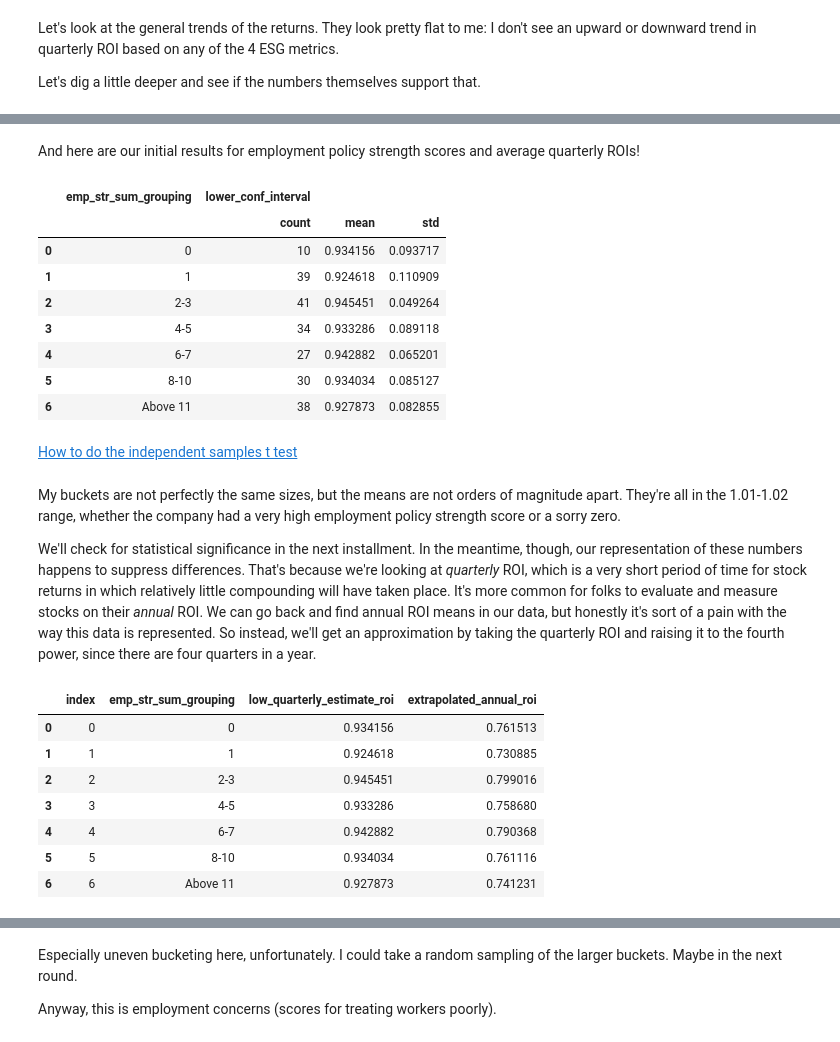
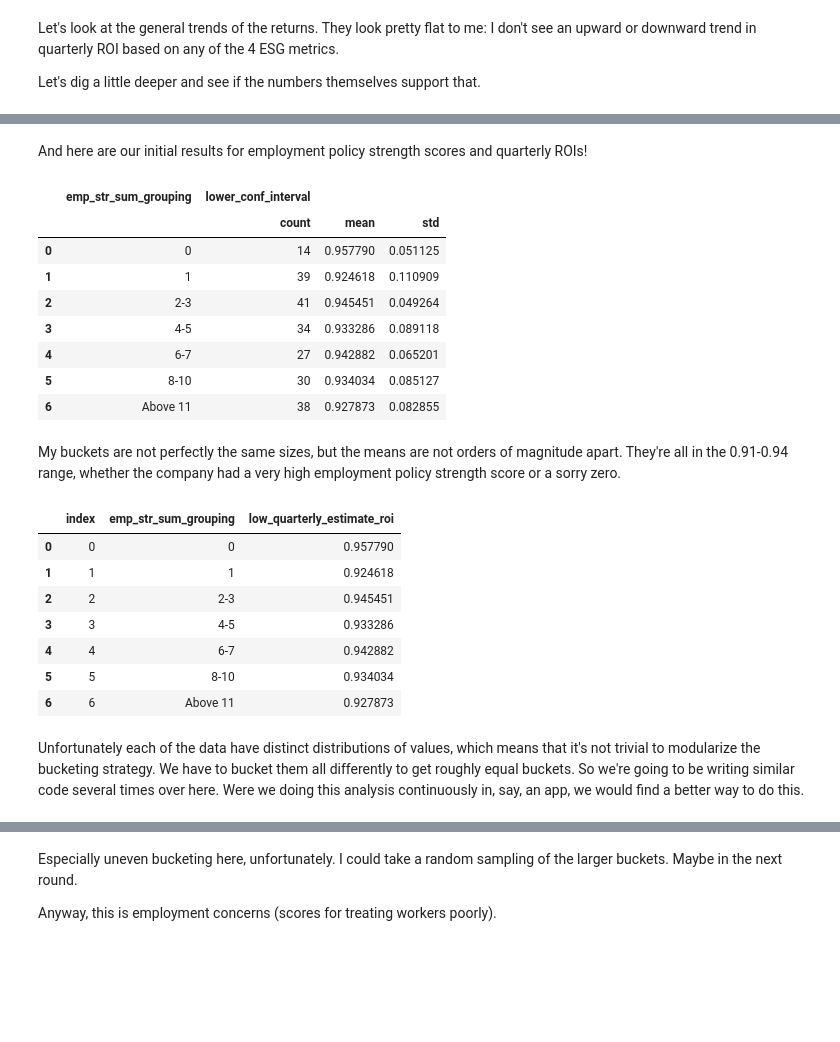
Before and after one commit to chelseatroy/fund_scale, a Jupyter notebook: data_explo/Exploring S&P Ethical Index Data.ipynb, the cells around one changed output, grey strips where cells are left out. Saved outputs shown, nothing was run; the diff lists cells and outputs as text; code cells hidden in the pictures; blank space fills up the shorter version.

```diff
--- a/data_explo/Exploring S&P Ethical Index Data.ipynb
+++ b/data_explo/Exploring S&P Ethical Index Data.ipynb
@@ -298,4 +349 @@ ax4.scatter(x=all_data['ENV-con-sum'], y=all_data['lower_conf_interval'])
 [figure]
-# %%
-without_outliers = all_data.sort_values('avg_quarterly_roi', ascending=False).iloc[5:-5, :]
-all_data = without_outliers
@@ -305,0 +374,2 @@ Plot again, without outliers:
+# %%
+all_data['lower_conf_interval'] = all_data['lower_conf_interval'].clip_lower(0)
@@ -356,41 +452,38 @@ emp_str_sum.head()
 5 rows × 71 columns
 # %% [markdown]
-And here are our initial results for employment policy strength scores and average quarterly ROIs!
+And here are our initial results for employment policy strength scores and quarterly ROIs!
 # %%
 emp_str_sum_groupby = emp_str_sum.groupby(['emp_str_sum_grouping']).agg({'lower_conf_interval': ['count','mean','std']}).reset_index()
 emp_str_sum_groupby.sort_values('emp_str_sum_grouping')
 # %% [output]
 |  | emp_str_sum_grouping | lower_conf_interval |  |  |
 |  |  | count | mean | std |
-| 0 | 0 | 10 | 0.934156 | 0.093717 |
+| 0 | 0 | 14 | 0.957790 | 0.051125 |
 | 1 | 1 | 39 | 0.924618 | 0.110909 |
 | 2 | 2-3 | 41 | 0.945451 | 0.049264 |
 | 3 | 4-5 | 34 | 0.933286 | 0.089118 |
 | 4 | 6-7 | 27 | 0.942882 | 0.065201 |
 | 5 | 8-10 | 30 | 0.934034 | 0.085127 |
 | 6 | Above 11 | 38 | 0.927873 | 0.082855 |
-# %% [markdown]
-[How to do the independent samples t test](https://www.youtube.com/watch?v=jyoO4i8yUag)
-# %% [markdown]
-My buckets are not perfectly the same sizes, but the means are not orders of magnitude apart. They're all in the 1.01-1.02 range, whether the company had a very high employment policy strength score or a sorry zero.
-
-We'll check for statistical significance in the next installment. In the meantime, though, our representation of these numbers happens to suppress differences. That's because we're looking at _quarterly_ ROI, which is a very short period of time for stock returns in which relatively little compounding will have taken place. It's more common for folks to evaluate and measure stocks on their _annual_ ROI. We can go back and find annual ROI means in our data, but honestly it's sort of a pain with the way this data is represented. So instead, we'll get an approximation by taking the quarterly ROI and raising it to the fourth power, since there are four quarters in a year.
+# %% [markdown]
+My buckets are not perfectly the same sizes, but the means are not orders of magnitude apart. They're all in the 0.91-0.94 range, whether the company had a very high employment policy strength score or a sorry zero.
 # %%
 emp_str = emp_str_sum_groupby['emp_str_sum_grouping']
 qtrly_roi = emp_str_sum_groupby['lower_conf_interval']['mean']
-emp_str_ann_roi = emp_str_sum_groupby['lower_conf_interval']['mean']**4
-annual_view = pd.concat([emp_str, qtrly_roi, emp_str_ann_roi], axis=1).reset_index()
-annual_view.columns = ['index','emp_str_sum_grouping', 'low_quarterly_estimate_roi', 'extrapolated_annual_roi']
+annual_view = pd.concat([emp_str, qtrly_roi], axis=1).reset_index()
+annual_view.columns = ['index','emp_str_sum_grouping', 'low_quarterly_estimate_roi']
 annual_view
 # %% [output]
-|  | index | emp_str_sum_grouping | low_quarterly_estimate_roi | extrapolated_annual_roi |
-| 0 | 0 | 0 | 0.934156 | 0.761513 |
-| 1 | 1 | 1 | 0.924618 | 0.730885 |
-| 2 | 2 | 2-3 | 0.945451 | 0.799016 |
-| 3 | 3 | 4-5 | 0.933286 | 0.758680 |
-| 4 | 4 | 6-7 | 0.942882 | 0.790368 |
-| 5 | 5 | 8-10 | 0.934034 | 0.761116 |
-| 6 | 6 | Above 11 | 0.927873 | 0.741231 |
+|  | index | emp_str_sum_grouping | low_quarterly_estimate_roi |
+| 0 | 0 | 0 | 0.957790 |
+| 1 | 1 | 1 | 0.924618 |
+| 2 | 2 | 2-3 | 0.945451 |
+| 3 | 3 | 4-5 | 0.933286 |
+| 4 | 4 | 6-7 | 0.942882 |
+| 5 | 5 | 8-10 | 0.934034 |
+| 6 | 6 | Above 11 | 0.927873 |
+# %% [markdown]
+Unfortunately each of the data have distinct distributions of values, which means that it's not trivial to modularize the bucketing strategy. We have to bucket them all differently to get roughly equal buckets. So we're going to be writing similar code several times over here. Were we doing this analysis continuously in, say, an app, we would find a better way to do this.
 # %%
 esg_sum_zero = all_data[all_data['EMP-con-sum'] == 0.0]
 eighteen_examples = esg_sum_zero.sample(18)
```
Also changed, not shown: parts of 54 cells of this notebook.
